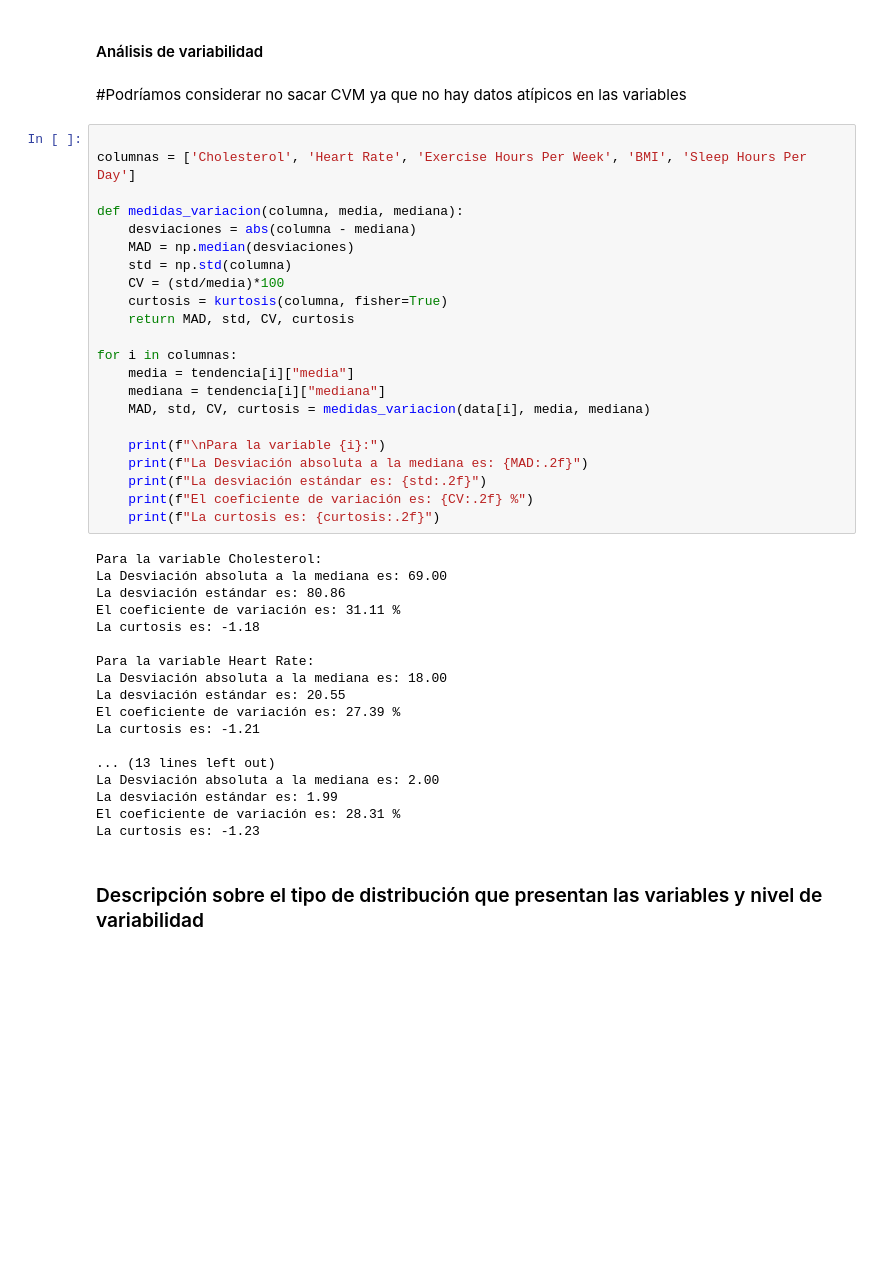
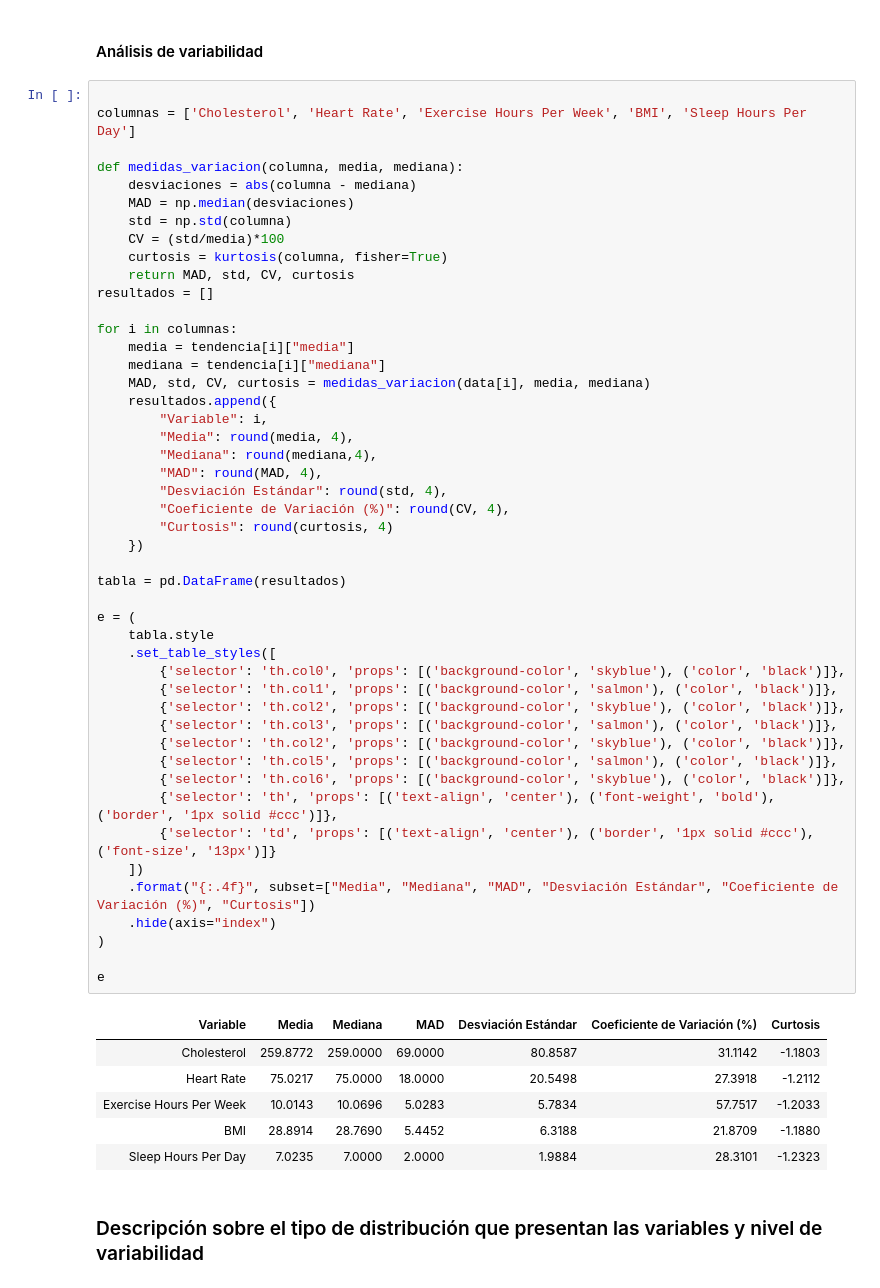
Before and after one commit to danieladonado/Estad-stica_proyecto, a Jupyter notebook: proyecto_1.ipynb, the cells around one changed output. Cells and saved outputs as stored; diff of their text form; blank space fills up the shorter version.

```diff
--- a/proyecto_1.ipynb
+++ b/proyecto_1.ipynb
@@ -161,47 +175,59 @@ for i, var in enumerate(variables):
 # %% [markdown]
 #### Análisis de variabilidad
-# %% [markdown]
-#Podríamos considerar no sacar CVM ya que no hay datos atípicos en las variables
 # %%
 
 columnas = ['Cholesterol', 'Heart Rate', 'Exercise Hours Per Week', 'BMI', 'Sleep Hours Per Day']
 
 def medidas_variacion(columna, media, mediana):
     desviaciones = abs(columna - mediana)
     MAD = np.median(desviaciones)
     std = np.std(columna)
     CV = (std/media)*100
     curtosis = kurtosis(columna, fisher=True)
     return MAD, std, CV, curtosis
+resultados = []
 
 for i in columnas:
     media = tendencia[i]["media"]
     mediana = tendencia[i]["mediana"]
     MAD, std, CV, curtosis = medidas_variacion(data[i], media, mediana)
+    resultados.append({
+        "Variable": i,
+        "Media": round(media, 4),
+        "Mediana": round(mediana,4),
+        "MAD": round(MAD, 4),
+        "Desviación Estándar": round(std, 4),
+        "Coeficiente de Variación (%)": round(CV, 4),
+        "Curtosis": round(curtosis, 4)
+    })
 
-    print(f"\nPara la variable {i}:")
-    print(f"La Desviación absoluta a la mediana es: {MAD:.2f}")
-    print(f"La desviación estándar es: {std:.2f}")
-    print(f"El coeficiente de variación es: {CV:.2f} %")
-    print(f"La curtosis es: {curtosis:.2f}")
+tabla = pd.DataFrame(resultados)
+
+e = (
+    tabla.style
+    .set_table_styles([
+        {'selector': 'th.col0', 'props': [('background-color', 'skyblue'), ('color', 'black')]},
+        {'selector': 'th.col1', 'props': [('background-color', 'salmon'), ('color', 'black')]},
+        {'selector': 'th.col2', 'props': [('background-color', 'skyblue'), ('color', 'black')]},
+        {'selector': 'th.col3', 'props': [('background-color', 'salmon'), ('color', 'black')]},
+        {'selector': 'th.col2', 'props': [('background-color', 'skyblue'), ('color', 'black')]},
+        {'selector': 'th.col5', 'props': [('background-color', 'salmon'), ('color', 'black')]},
+        {'selector': 'th.col6', 'props': [('background-color', 'skyblue'), ('color', 'black')]},
+        {'selector': 'th', 'props': [('text-align', 'center'), ('font-weight', 'bold'), ('border', '1px solid #ccc')]},
+        {'selector': 'td', 'props': [('text-align', 'center'), ('border', '1px solid #ccc'), ('font-size', '13px')]}
+    ])
+    .format("{:.4f}", subset=["Media", "Mediana", "MAD", "Desviación Estándar", "Coeficiente de Variación (%)", "Curtosis"])
+    .hide(axis="index")
+)
+
+e
 # %% [output]
-Para la variable Cholesterol:
-La Desviación absoluta a la mediana es: 69.00
-La desviación estándar es: 80.86
-El coeficiente de variación es: 31.11 %
-La curtosis es: -1.18
-
-Para la variable Heart Rate:
-La Desviación absoluta a la mediana es: 18.00
-La desviación estándar es: 20.55
-El coeficiente de variación es: 27.39 %
-La curtosis es: -1.21
-
-... (13 lines left out)
-La Desviación absoluta a la mediana es: 2.00
-La desviación estándar es: 1.99
-El coeficiente de variación es: 28.31 %
-La curtosis es: -1.23
+| Variable | Media | Mediana | MAD | Desviación Estándar | Coeficiente de Variación (%) | Curtosis |
+| Cholesterol | 259.8772 | 259.0000 | 69.0000 | 80.8587 | 31.1142 | -1.1803 |
+| Heart Rate | 75.0217 | 75.0000 | 18.0000 | 20.5498 | 27.3918 | -1.2112 |
+| Exercise Hours Per Week | 10.0143 | 10.0696 | 5.0283 | 5.7834 | 57.7517 | -1.2033 |
+| BMI | 28.8914 | 28.7690 | 5.4452 | 6.3188 | 21.8709 | -1.1880 |
+| Sleep Hours Per Day | 7.0235 | 7.0000 | 2.0000 | 1.9884 | 28.3101 | -1.2323 |
 # %% [markdown]
 ### Descripción sobre el tipo de distribución que presentan las variables y nivel de variabilidad
 # %% [markdown]
```
Also changed, not shown: parts of 21 cells of this notebook.
